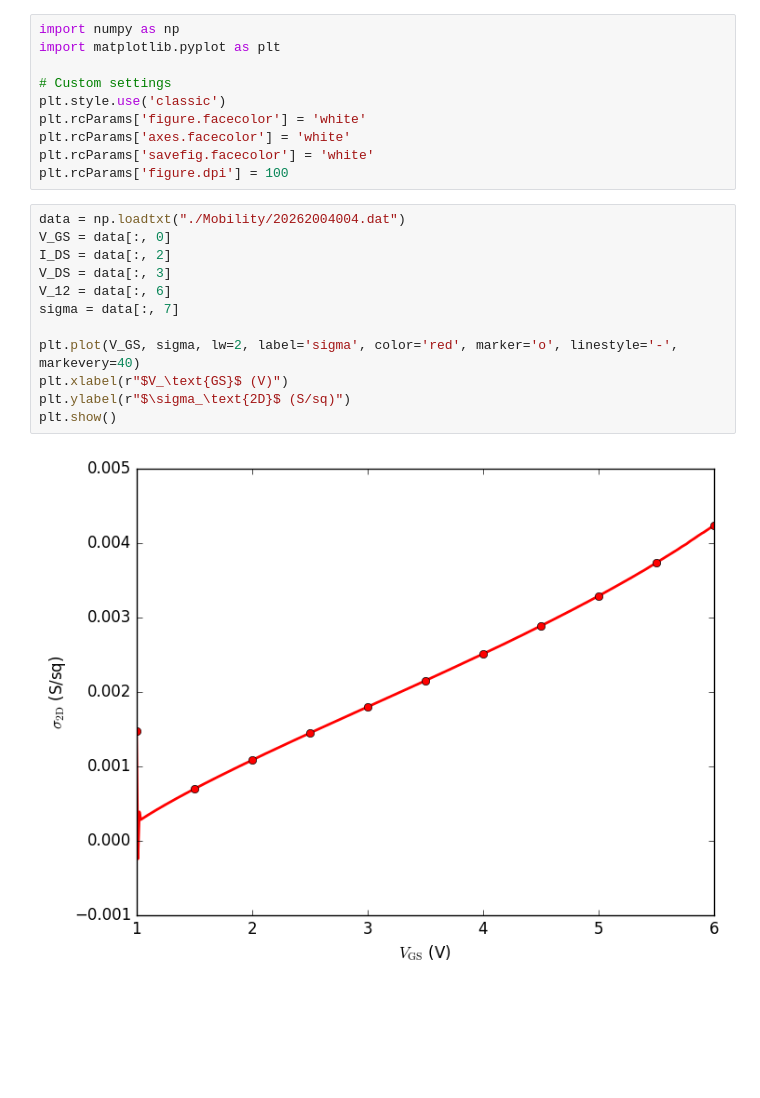
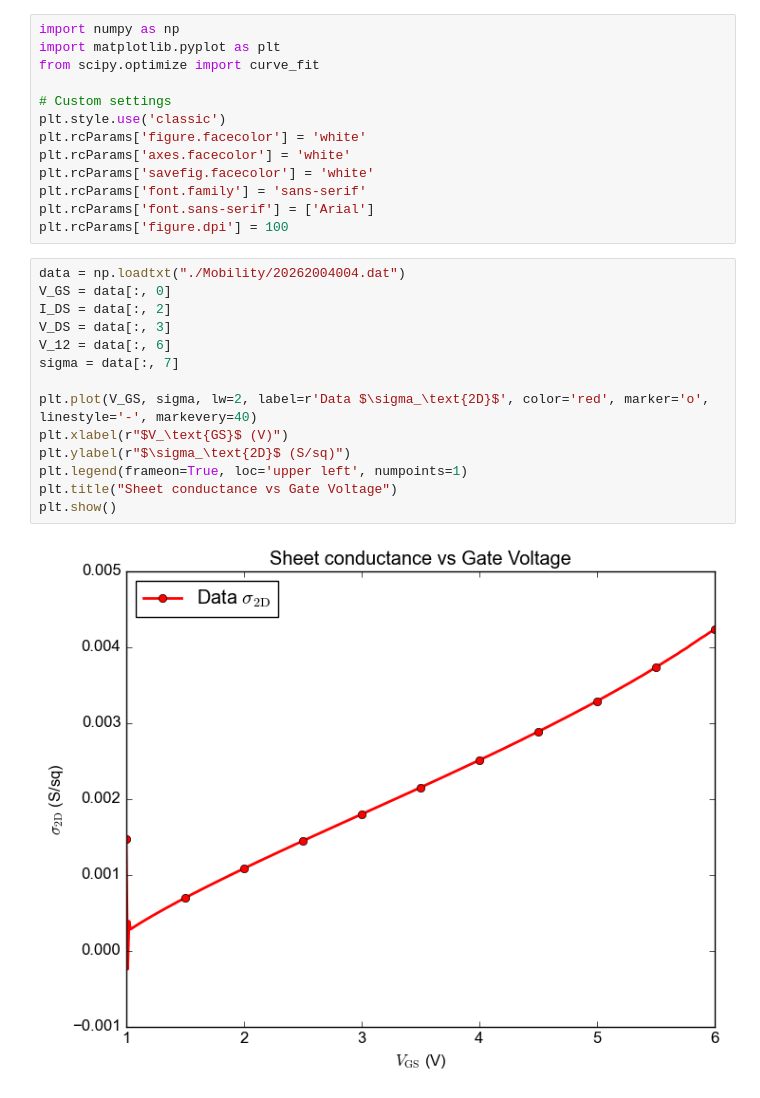
Before and after one commit to phamtrungkien8904/BachelorThesis, a Jupyter notebook: ALD1106/mobility.ipynb, the cells around one changed output. Saved outputs shown, nothing was run; the diff lists cells and outputs as text; blank space fills up the shorter version.

```diff
--- a/ALD1106/mobility.ipynb
+++ b/ALD1106/mobility.ipynb
@@ -1,24 +1,29 @@
 # %%
 import numpy as np
 import matplotlib.pyplot as plt
+from scipy.optimize import curve_fit
 
 # Custom settings
 plt.style.use('classic')
 plt.rcParams['figure.facecolor'] = 'white'
 plt.rcParams['axes.facecolor'] = 'white'
 plt.rcParams['savefig.facecolor'] = 'white'
+plt.rcParams['font.family'] = 'sans-serif'
+plt.rcParams['font.sans-serif'] = ['Arial']
 plt.rcParams['figure.dpi'] = 100
 # %%
 data = np.loadtxt("./Mobility/20262004004.dat")
 V_GS = data[:, 0]
 I_DS = data[:, 2]
 V_DS = data[:, 3]
 V_12 = data[:, 6]
 sigma = data[:, 7]
 
-plt.plot(V_GS, sigma, lw=2, label='sigma', color='red', marker='o', linestyle='-', markevery=40)
+plt.plot(V_GS, sigma, lw=2, label=r'Data $\sigma_\text{2D}$', color='red', marker='o', linestyle='-', markevery=40)
 plt.xlabel(r"$V_\text{GS}$ (V)")
 plt.ylabel(r"$\sigma_\text{2D}$ (S/sq)")
+plt.legend(frameon=True, loc='upper left', numpoints=1)
+plt.title("Sheet conductance vs Gate Voltage")
 plt.show()
 # %% [output]
-[figure, old version]
+[figure, new version]
```
Also changed, not shown: parts of 2 cells of this notebook, 4 other files.
